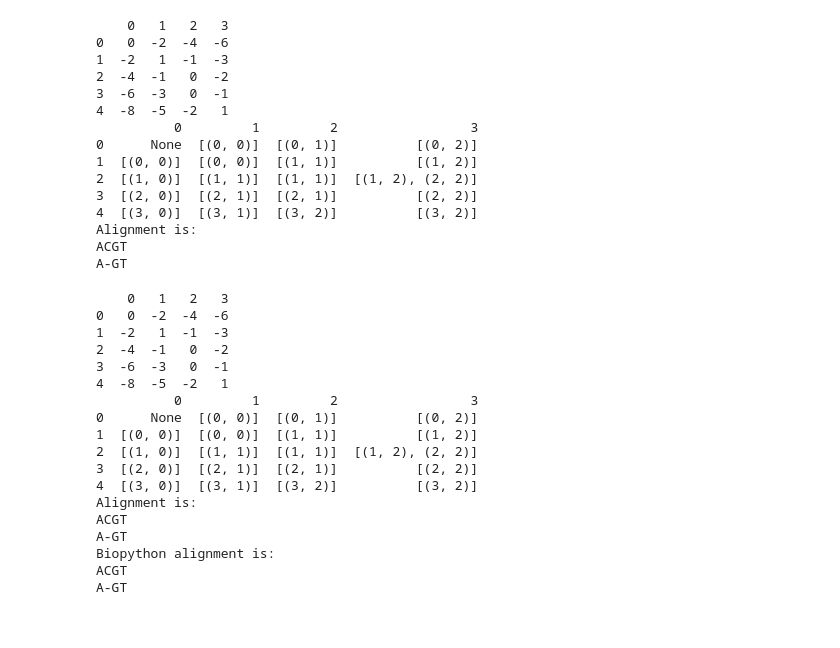
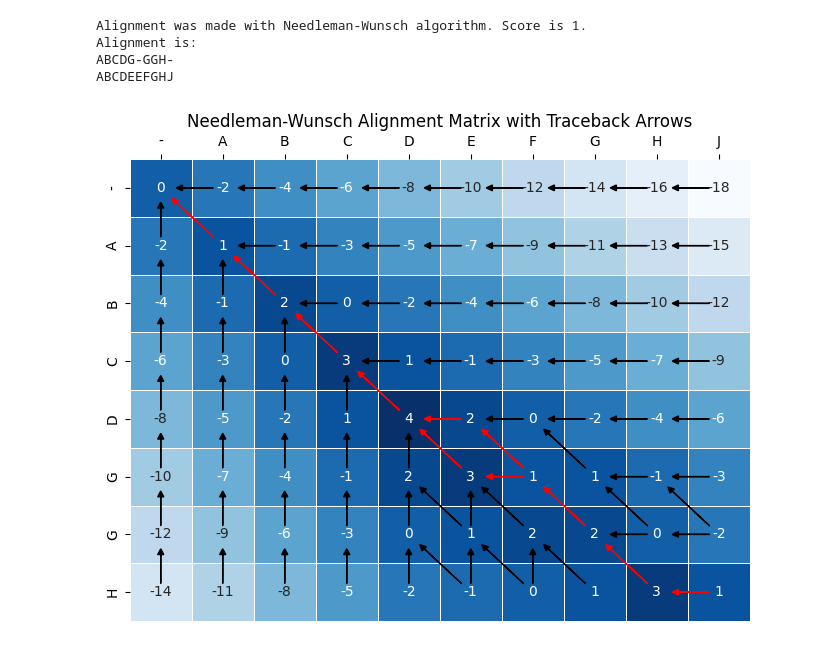
Before and after one commit to akochergina/protein-alignments, a Jupyter notebook: notebooks/needleman_wunsch_dev.ipynb, the cells around one changed output. Drawn from its saved outputs; the diff is of its cells as text; code cells hidden in the pictures.

Commit message:
matrix with arrows and traceback visualisation added to needleman wunsch alg

```diff
--- a/notebooks/needleman_wunsch_dev.ipynb
+++ b/notebooks/needleman_wunsch_dev.ipynb
@@ -45,39 +18,14 @@ A-GT
-# %%
-test_needleman_wunsch_basic()
-# %% [output]
-    0   1   2   3
-0   0  -2  -4  -6
-1  -2   1  -1  -3
-2  -4  -1   0  -2
-3  -6  -3   0  -1
-4  -8  -5  -2   1
-          0         1         2                 3
-0      None  [(0, 0)]  [(0, 1)]          [(0, 2)]
-1  [(0, 0)]  [(0, 0)]  [(1, 1)]          [(1, 2)]
-2  [(1, 0)]  [(1, 1)]  [(1, 1)]  [(1, 2), (2, 2)]
-3  [(2, 0)]  [(2, 1)]  [(2, 1)]          [(2, 2)]
-4  [(3, 0)]  [(3, 1)]  [(3, 2)]          [(3, 2)]
-Alignment is:
-ACGT
-A-GT
-# %%
-test_needleman_wunsch_vs_biopython()
-# %% [output]
-    0   1   2   3
-0   0  -2  -4  -6
-1  -2   1  -1  -3
-2  -4  -1   0  -2
-3  -6  -3   0  -1
-4  -8  -5  -2   1
-          0         1         2                 3
-0      None  [(0, 0)]  [(0, 1)]          [(0, 2)]
-1  [(0, 0)]  [(0, 0)]  [(1, 1)]          [(1, 2)]
-2  [(1, 0)]  [(1, 1)]  [(1, 1)]  [(1, 2), (2, 2)]
-3  [(2, 0)]  [(2, 1)]  [(2, 1)]          [(2, 2)]
-4  [(3, 0)]  [(3, 1)]  [(3, 2)]          [(3, 2)]
-Alignment is:
-ACGT
-A-GT
-Biopython alignment is:
-ACGT
-A-GT
+# %%
+seq1='ABCDGGH'
+seq2='ABCDEFGHJ'
+identity_score=1
+substitution_score=-1
+gap_score=-2
+
+score, alignment1, alignment2 = nw(seq1, seq2, identity_score, substitution_score, gap_score)
+# %% [output]
+Alignment was made with Needleman-Wunsch algorithm. Score is 1.
+Alignment is:
+ABCDG-GGH-
+ABCDEEFGHJ
+[figure, added]
```
Also changed, not shown: parts of 5 cells of this notebook, 1 other file.
